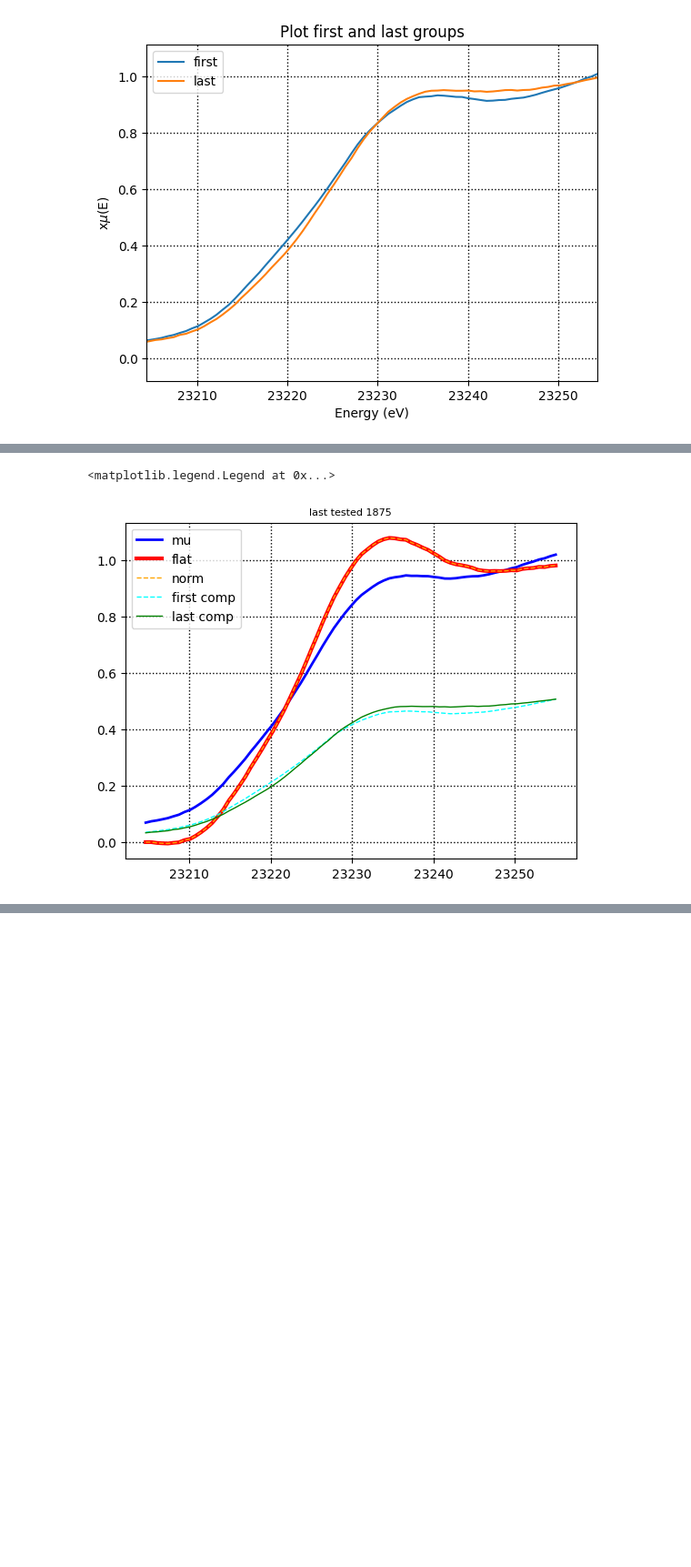
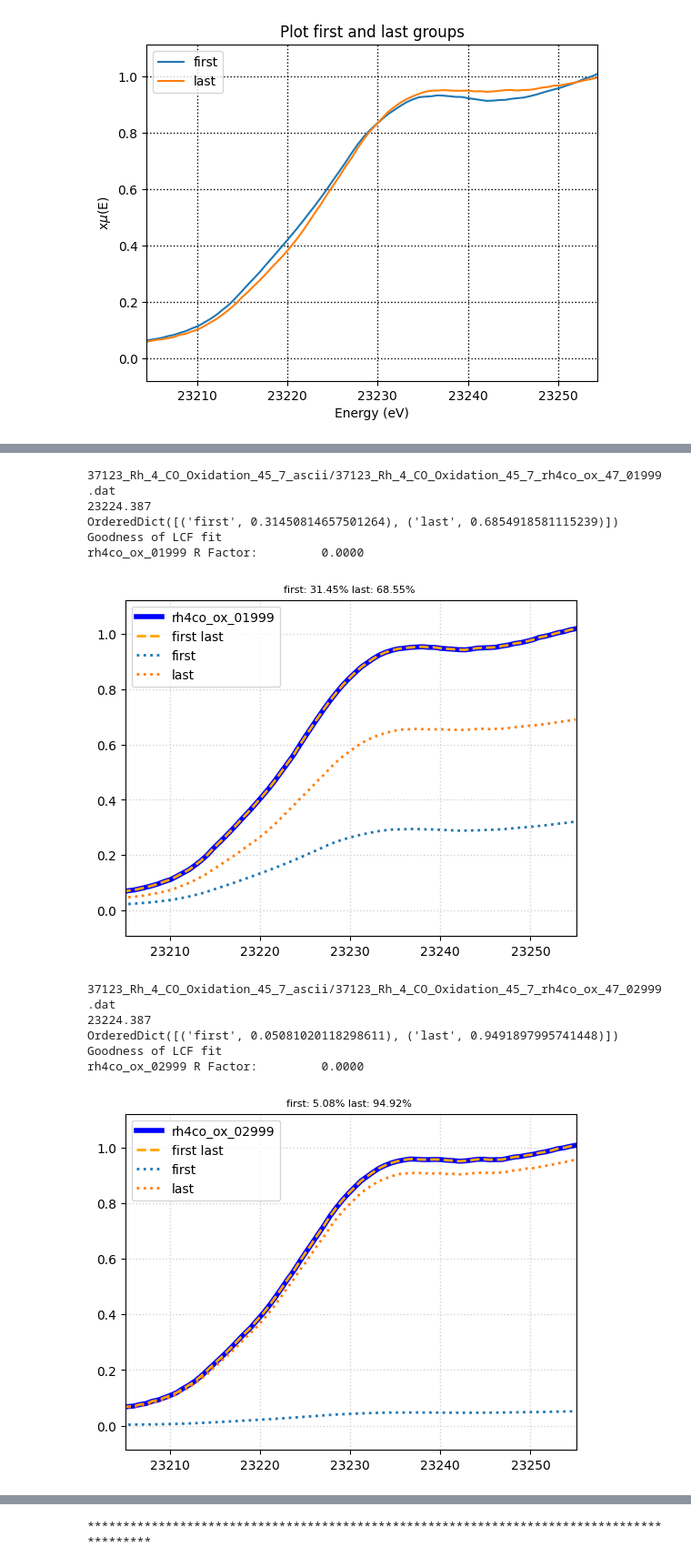
Before and after one commit to scman1/advanced_xafs, a Jupyter notebook: lcf_analiser/LCF_Analysis.ipynb, the cells around one changed output, grey strips where cells are left out. Shown at 91% size. Drawn from its saved outputs; the diff is of its cells as text; code cells hidden in the pictures; blank space fills up the shorter version.

```diff
--- a/lcf_analiser/LCF_Analysis.ipynb
+++ b/lcf_analiser/LCF_Analysis.ipynb
@@ -203,48 +226,47 @@ Goodness of LCF fit
-# %%
-last_tested = list(tested.keys())[-1]
-plt.plot(tested[last_tested][1].energy, tested[last_tested][1].mu, label="mu", linewidth=2,color='blue')
-plt.plot(tested[last_tested][1].energy, tested[last_tested][1].flat, label="flat", linewidth=3, color='red')
-plt.plot(tested[last_tested][1].energy, tested[last_tested][1].norm, label="norm", linewidth=1, color='orange',linestyle='--')
-plt.plot(tested[last_tested][1].energy, tested[last_tested][1].ycomps['first'], label="first comp", linewidth=1, color='cyan',linestyle='--')
-plt.plot(tested[last_tested][1].energy, tested[last_tested][1].ycomps['last'], label="last comp", linewidth=1, color='green',linestyle='-')
-
-plt.grid(color='black', linestyle=':', linewidth=1) #show and format grid
-plt.title(f"last tested {last_tested}", fontsize=8)
-plt.legend() # show legend
-# %% [output]
-<matplotlib.legend.Legend at 0x...>
-[figure, removed]
 # %%
 # set L and R
 lower_val = 0
 higher_val = len(files_list)-1
 
 tested = {}
 while higher_val > lower_val:
     mid_val = int(lower_val + (higher_val - lower_val) / 2)
     print(files_list[mid_val])
     test_dg = xas_from_zip(rh4co_02, files_list[mid_val], columns = "energy mu")
     test_dg = athenamgr.calc_with_defaults(test_dg)
-    test_dg.label = task_lcf['variables']['prefix'] + "{:05d}".format(5)
+    test_dg.label = task_lcf['variables']['prefix'] + "{:05d}".format(mid_val)
     print(test_dg.e0)
     # do lcf of test group
     lcf_result = athenamgr.lcf_group(test_dg,
                                      list(lcf_components.values()),
                                      fit_limits=[min_lim, max_lim])
     weight_first = lcf_result.weights["first"]
     weight_last = lcf_result.weights["last"]
     print (lcf_result.weights)
     tested[mid_val] = [test_dg, lcf_result]
-    plt = lcf_plot(test_dg, lcf_result,[min_lim, max_lim])
+    plt = lcf_plot(test_dg, lcf_result,[min_lim, max_lim], True)
     print("Goodness of LCF fit")
     print (test_dg.label + " R Factor:\t", "%.4f" % lcf_result.rfactor)
     plt.show()
     # this finds the point closer to 50/50 split
     if weight_first >  0.02:
         lower_val = mid_val
     else:
         higher_val = mid_val
 
     if abs(lower_val - higher_val) == 1 or weight_first <  0.02:
         print("*"*90)
         break
+# %% [output]
+37123_Rh_4_CO_Oxidation_45_7_ascii/37123_Rh_4_CO_Oxidation_45_7_rh4co_ox_47_01999.dat
+23224.387
+OrderedDict([('first', 0.31450814657501264), ('last', 0.6854918581115239)])
+Goodness of LCF fit
+rh4co_ox_01999 R Factor:         0.0000
+[figure, added]
+37123_Rh_4_CO_Oxidation_45_7_ascii/37123_Rh_4_CO_Oxidation_45_7_rh4co_ox_47_02999.dat
+23224.387
+OrderedDict([('first', 0.05081020118298611), ('last', 0.9491897995741448)])
+Goodness of LCF fit
+rh4co_ox_02999 R Factor:         0.0000
+[figure, added]
@@ -250,0 +285 @@ while higher_val > lower_val:
+******************************************************************************************
```
Also changed, not shown: parts of 8 cells of this notebook.
